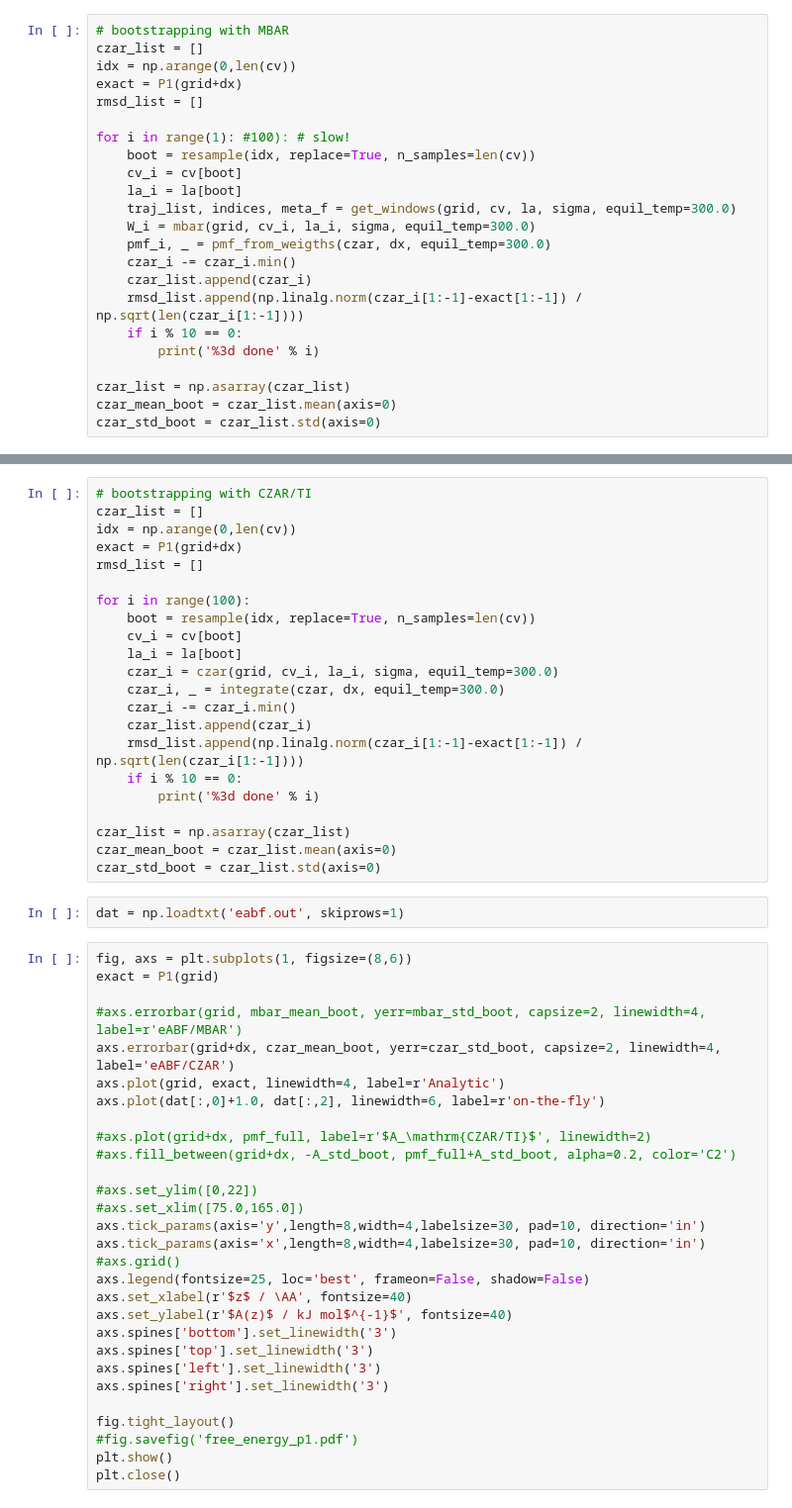
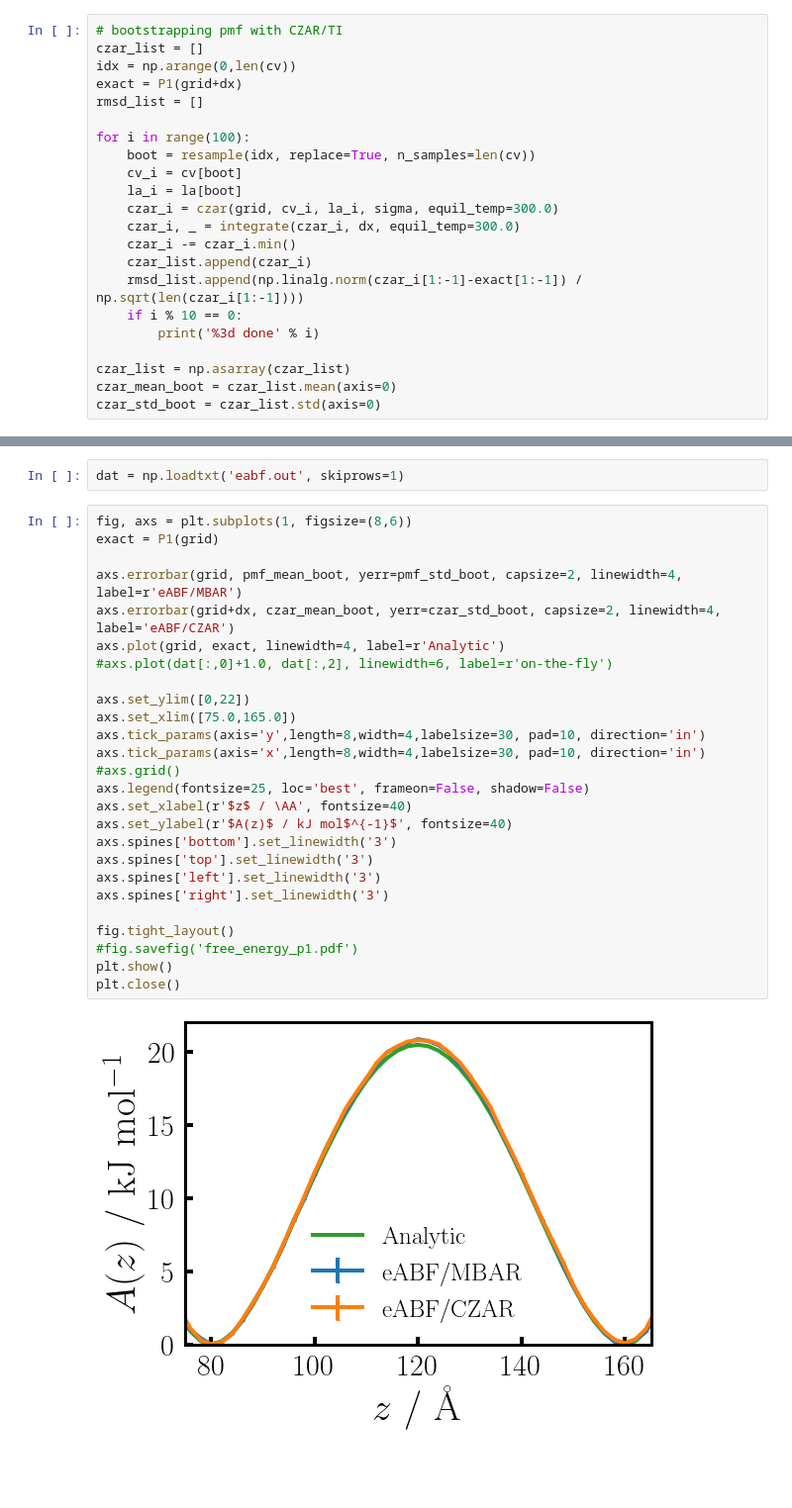
Before and after one commit to ochsenfeld-lab/adaptive_sampling, a Jupyter notebook: examples/statistical_analysis_eabf_JCP/figure1/analysis.ipynb, the cells around one changed output, grey strips where cells are left out. Shown: that part at 99% size. Cells and saved outputs as stored; diff of their text form; blank space fills up the shorter version.

```diff
--- a/examples/statistical_analysis_eabf_JCP/figure1/analysis.ipynb
+++ b/examples/statistical_analysis_eabf_JCP/figure1/analysis.ipynb
@@ -128,17 +167,16 @@ plt.close()
 # %%
-# bootstrapping with MBAR
+# bootstrapping pmf with CZAR/TI
 czar_list = []
 idx = np.arange(0,len(cv))
 exact = P1(grid+dx)
 rmsd_list = []
 
-for i in range(1): #100): # slow!
+for i in range(100):
     boot = resample(idx, replace=True, n_samples=len(cv))
     cv_i = cv[boot]
     la_i = la[boot]
-    traj_list, indices, meta_f = get_windows(grid, cv, la, sigma, equil_temp=300.0)
-    W_i = mbar(grid, cv_i, la_i, sigma, equil_temp=300.0)
-    pmf_i, _ = pmf_from_weigths(czar, dx, equil_temp=300.0)
+    czar_i = czar(grid, cv_i, la_i, sigma, equil_temp=300.0)
+    czar_i, _ = integrate(czar_i, dx, equil_temp=300.0)
     czar_i -= czar_i.min()
     czar_list.append(czar_i)
     rmsd_list.append(np.linalg.norm(czar_i[1:-1]-exact[1:-1]) / np.sqrt(len(czar_i[1:-1])))
@@ -154,53 +200,30 @@ TypeError: object of type 'numpy.float64' has no len()
-# %%
-# bootstrapping with CZAR/TI
-czar_list = []
-idx = np.arange(0,len(cv))
-exact = P1(grid+dx)
-rmsd_list = []
-
-for i in range(100):
-    boot = resample(idx, replace=True, n_samples=len(cv))
-    cv_i = cv[boot]
-    la_i = la[boot]
-    czar_i = czar(grid, cv_i, la_i, sigma, equil_temp=300.0)
-    czar_i, _ = integrate(czar, dx, equil_temp=300.0)
-    czar_i -= czar_i.min()
-    czar_list.append(czar_i)
-    rmsd_list.append(np.linalg.norm(czar_i[1:-1]-exact[1:-1]) / np.sqrt(len(czar_i[1:-1])))
-    if i % 10 == 0:
-        print('%3d done' % i)
-
-czar_list = np.asarray(czar_list)
-czar_mean_boot = czar_list.mean(axis=0)
-czar_std_boot = czar_list.std(axis=0)
 # %%
 dat = np.loadtxt('eabf.out', skiprows=1)
 # %%
 fig, axs = plt.subplots(1, figsize=(8,6))
 exact = P1(grid)
 
-#axs.errorbar(grid, mbar_mean_boot, yerr=mbar_std_boot, capsize=2, linewidth=4, label=r'eABF/MBAR')
+axs.errorbar(grid, pmf_mean_boot, yerr=pmf_std_boot, capsize=2, linewidth=4, label=r'eABF/MBAR')
 axs.errorbar(grid+dx, czar_mean_boot, yerr=czar_std_boot, capsize=2, linewidth=4, label='eABF/CZAR')
 axs.plot(grid, exact, linewidth=4, label=r'Analytic')
-axs.plot(dat[:,0]+1.0, dat[:,2], linewidth=6, label=r'on-the-fly')
+#axs.plot(dat[:,0]+1.0, dat[:,2], linewidth=6, label=r'on-the-fly')
 
-#axs.plot(grid+dx, pmf_full, label=r'$A_\mathrm{CZAR/TI}$', linewidth=2)
-#axs.fill_between(grid+dx, -A_std_boot, pmf_full+A_std_boot, alpha=0.2, color='C2')
-
-#axs.set_ylim([0,22])
-#axs.set_xlim([75.0,165.0])
+axs.set_ylim([0,22])
+axs.set_xlim([75.0,165.0])
 axs.tick_params(axis='y',length=8,width=4,labelsize=30, pad=10, direction='in')
 axs.tick_params(axis='x',length=8,width=4,labelsize=30, pad=10, direction='in')
 #axs.grid()
 axs.legend(fontsize=25, loc='best', frameon=False, shadow=False)
 axs.set_xlabel(r'$z$ / \AA', fontsize=40)
 axs.set_ylabel(r'$A(z)$ / kJ mol$^{-1}$', fontsize=40)
 axs.spines['bottom'].set_linewidth('3')
 axs.spines['top'].set_linewidth('3')
 axs.spines['left'].set_linewidth('3')
 axs.spines['right'].set_linewidth('3')
 
 fig.tight_layout()
 #fig.savefig('free_energy_p1.pdf')
 plt.show()
 plt.close()
+# %% [output]
+[figure, added]
```
Also changed, not shown: parts of 5 cells of this notebook, 14 other files.
